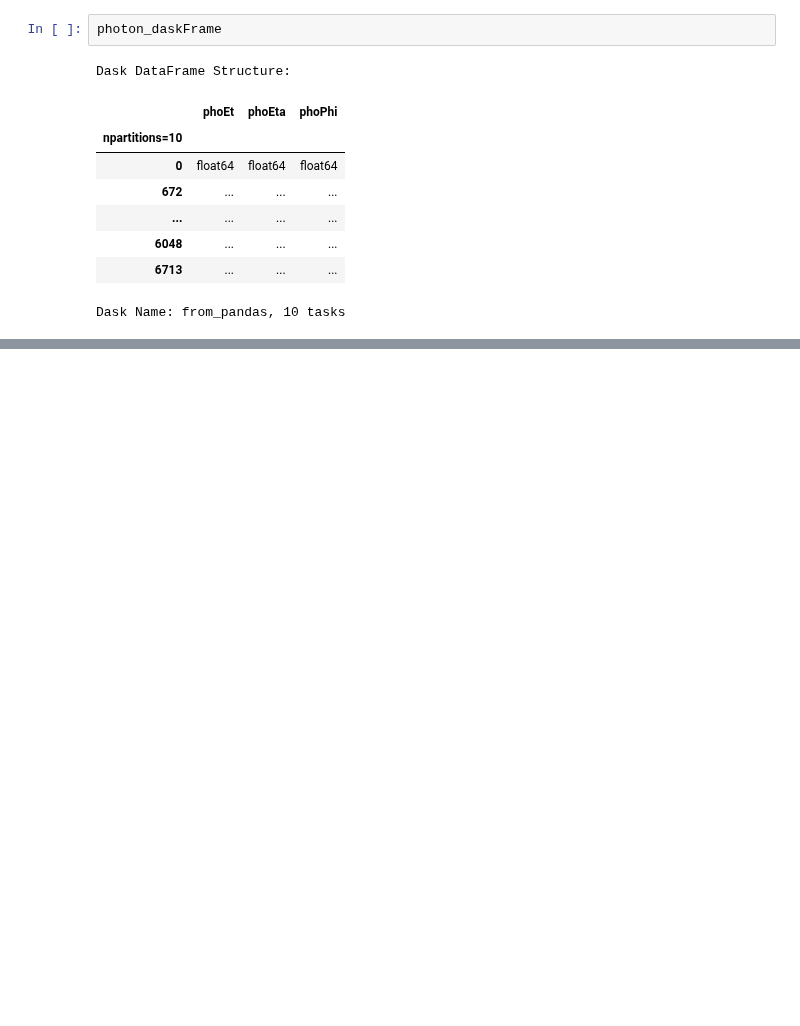
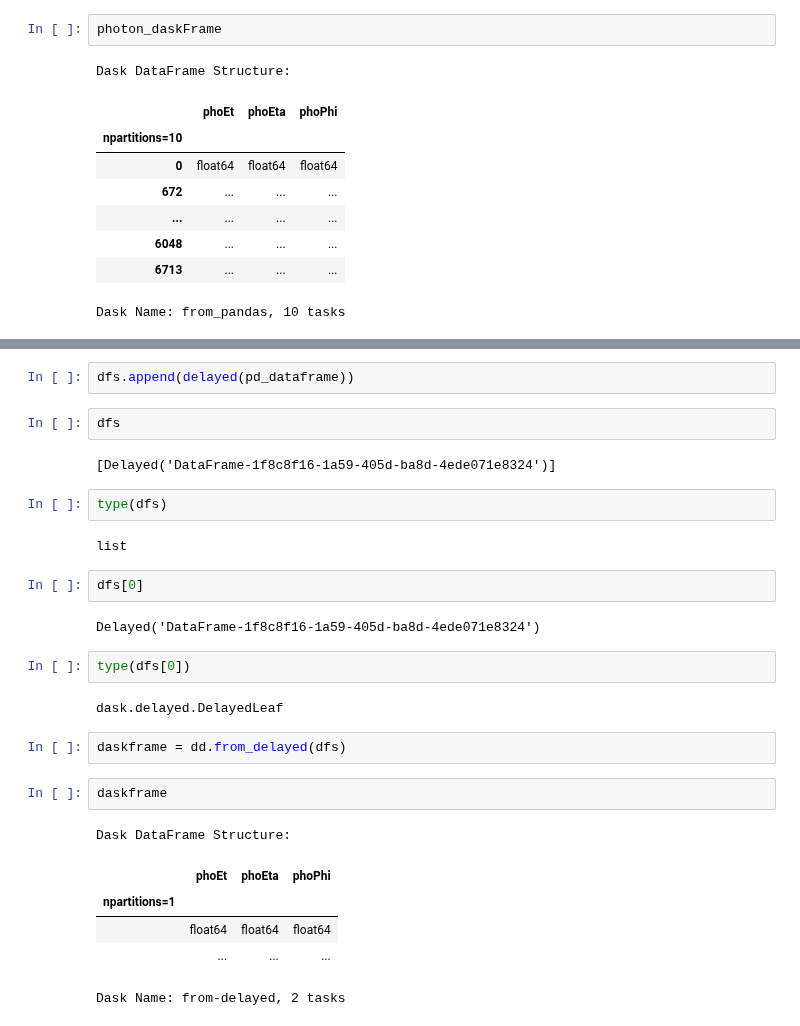
Before and after one commit to kiwiHEP/practice_codes, a Jupyter notebook: uprootDask.ipynb, the cells around one changed output, grey strips where cells are left out. Drawn from its saved outputs; the diff is of its cells as text; blank space fills up the shorter version.

```diff
--- a/uprootDask.ipynb
+++ b/uprootDask.ipynb
@@ -23,0 +28,29 @@ Dask Name: from_pandas, 10 tasks
+# %%
+dfs.append(delayed(pd_dataframe))
+# %%
+dfs
+# %% [output]
+[Delayed('DataFrame-1f8c8f16-1a59-405d-ba8d-4ede071e8324')]
+# %%
+type(dfs)
+# %% [output]
+list
+# %%
+dfs[0]
+# %% [output]
+Delayed('DataFrame-1f8c8f16-1a59-405d-ba8d-4ede071e8324')
+# %%
+type(dfs[0])
+# %% [output]
+dask.delayed.DelayedLeaf
+# %%
+daskframe = dd.from_delayed(dfs)
+# %%
+daskframe
+# %% [output]
+Dask DataFrame Structure:
+|  | phoEt | phoEta | phoPhi |
+| npartitions=1 |  |  |  |
+|  | float64 | float64 | float64 |
+|  | ... | ... | ... |
+Dask Name: from-delayed, 2 tasks
```
Also changed, not shown: parts of 6 cells of this notebook, 2 other files.
